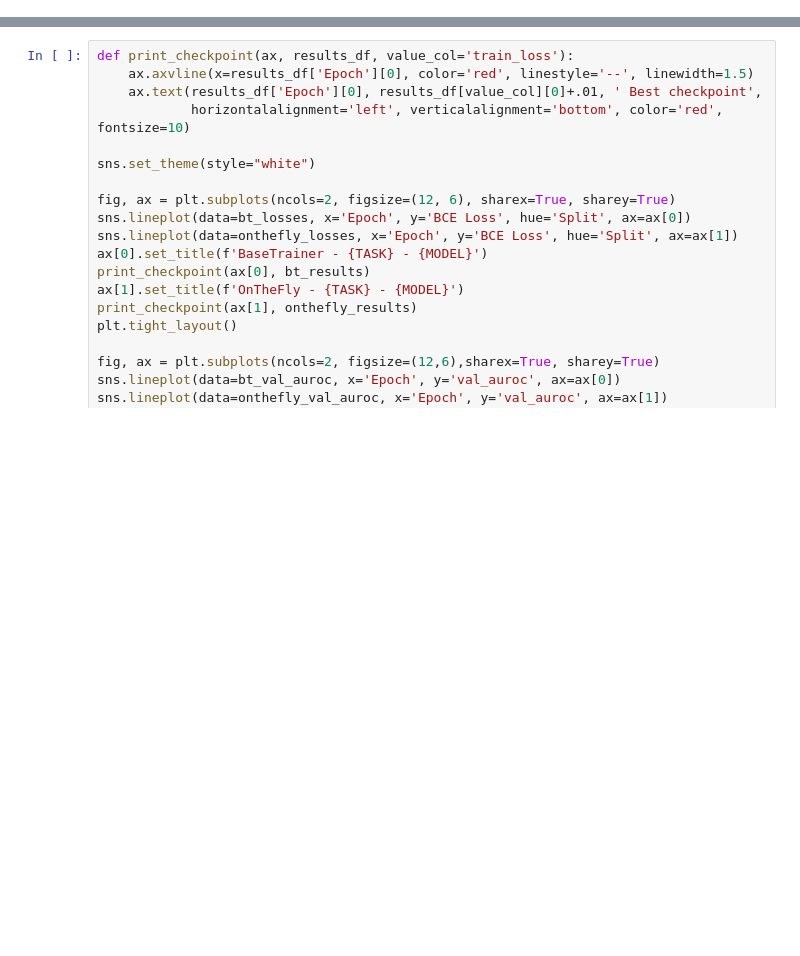
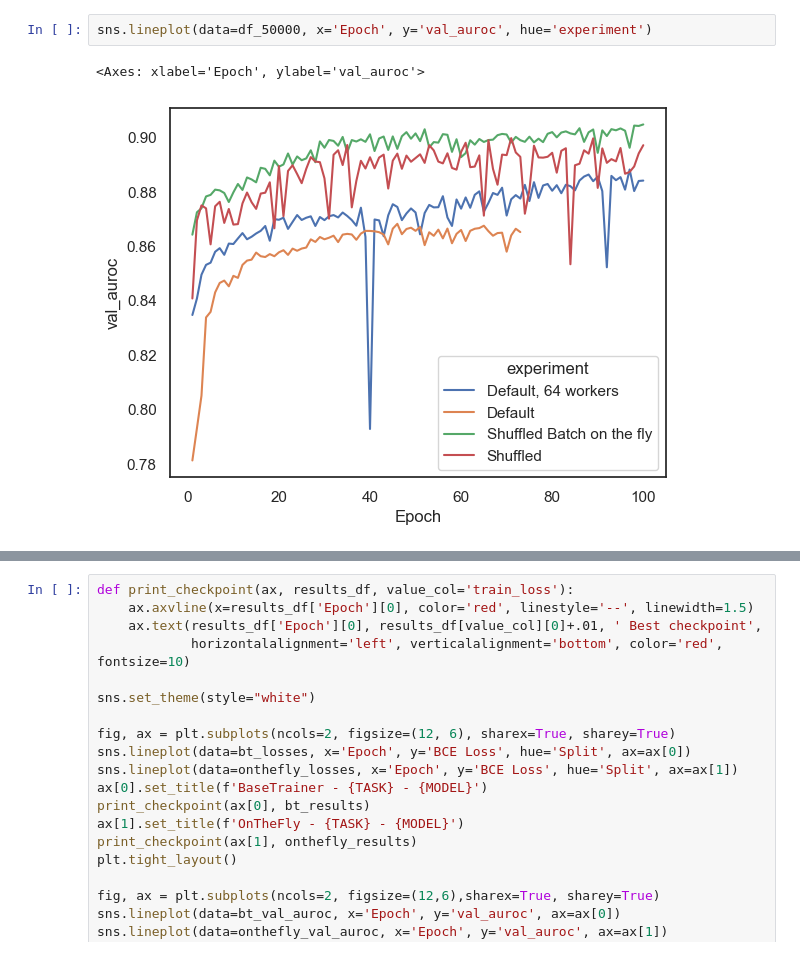
Before and after one commit to baillielab/BEND, a Jupyter notebook: notebook/hyenadna_tiny_results_cpg_methylation.ipynb, the cells around one changed output, grey strips where cells are left out. Drawn from its saved outputs; the diff is of its cells as text; blank space fills up the shorter version.

```diff
--- a/notebook/hyenadna_tiny_results_cpg_methylation.ipynb
+++ b/notebook/hyenadna_tiny_results_cpg_methylation.ipynb
@@ -11,0 +92,5 @@ onthefly_dir = '../results/BatchOnTheFly'
+# %%
+sns.lineplot(data=df_50000, x='Epoch', y='val_auroc', hue='experiment')
+# %% [output]
+<Axes: xlabel='Epoch', ylabel='val_auroc'>
+[figure, added]
```
Also changed, not shown: parts of 8 cells of this notebook.
